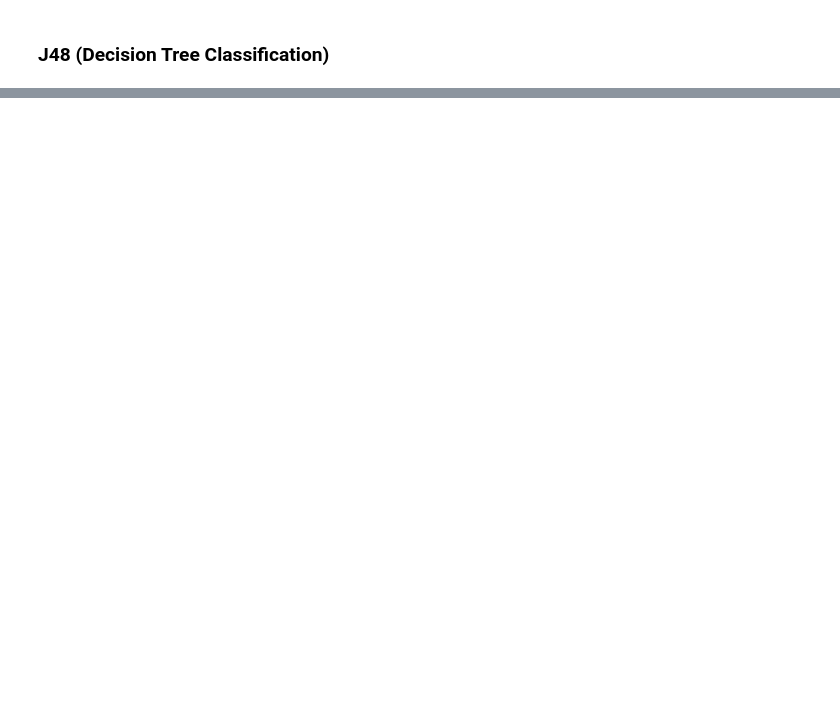
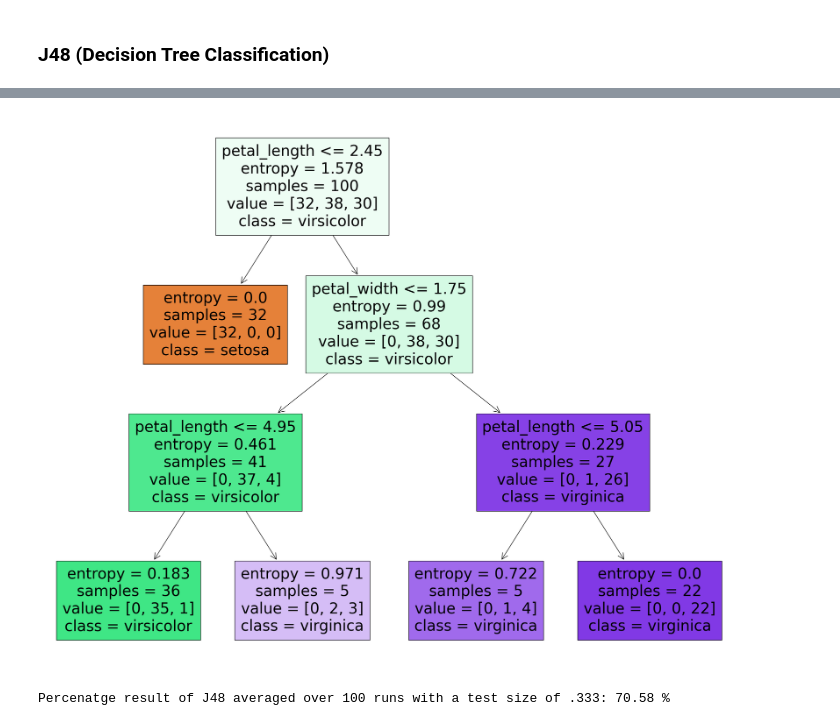
Before and after one commit to RochejamieGMIT/MachineLearning, a Jupyter notebook: project.ipynb, the cells around one changed output, grey strips where cells are left out. Saved outputs shown, nothing was run; the diff lists cells and outputs as text; code cells hidden in the pictures; blank space fills up the shorter version.

```diff
--- a/project.ipynb
+++ b/project.ipynb
@@ -482,0 +512,28 @@ No artists with labels found to put in legend.  Note that artists whose label st
+# %%
+# https://mljar.com/blog/visualize-decision-tree/
+
+fig = plt.figure(figsize=(25, 20))
+_ = DT.plot_tree(clf_entropy1,
+                 feature_names=['petal_length','petal_width'],
+                 class_names=['setosa','virsicolor','virginica'],
+                 filled=True)
+# %% [output]
+[figure, added]
+# %%
+xSepal = df_NoNA[['sepal_length',  'sepal_width']]
+Y=df_NoNA['species']
+SumJ48S = 0
+
+for x in range(100):
+    input_trainJ48S,input_testJ48S,output_trainJ48S,output_testJ48S = mod.train_test_split(xSepal,Y,test_size=0.333)
+    clf_entropy2 = DT.DecisionTreeClassifier(criterion = "entropy", random_state = 100, max_depth=3, min_samples_leaf=5)
+    clf_entropy2.fit(input_trainJ48S, output_trainJ48S)
+    probS = clf_entropy2.predict(input_testJ48S)
+    SumJ48S = SumJ48S + ((output_testJ48S != probS).sum())
+
+
+J48ResS = (((len(output_testJ48S)*100)-SumJ48S)/(len(output_testJ48S)*100))*100
+
+print("Percenatge result of J48 averaged over 100 runs with a test size of .333: " + str(J48ResS) + " %")
+# %% [output]
+Percenatge result of J48 averaged over 100 runs with a test size of .333: 70.58 %
```
Also changed, not shown: parts of 24 cells of this notebook.
